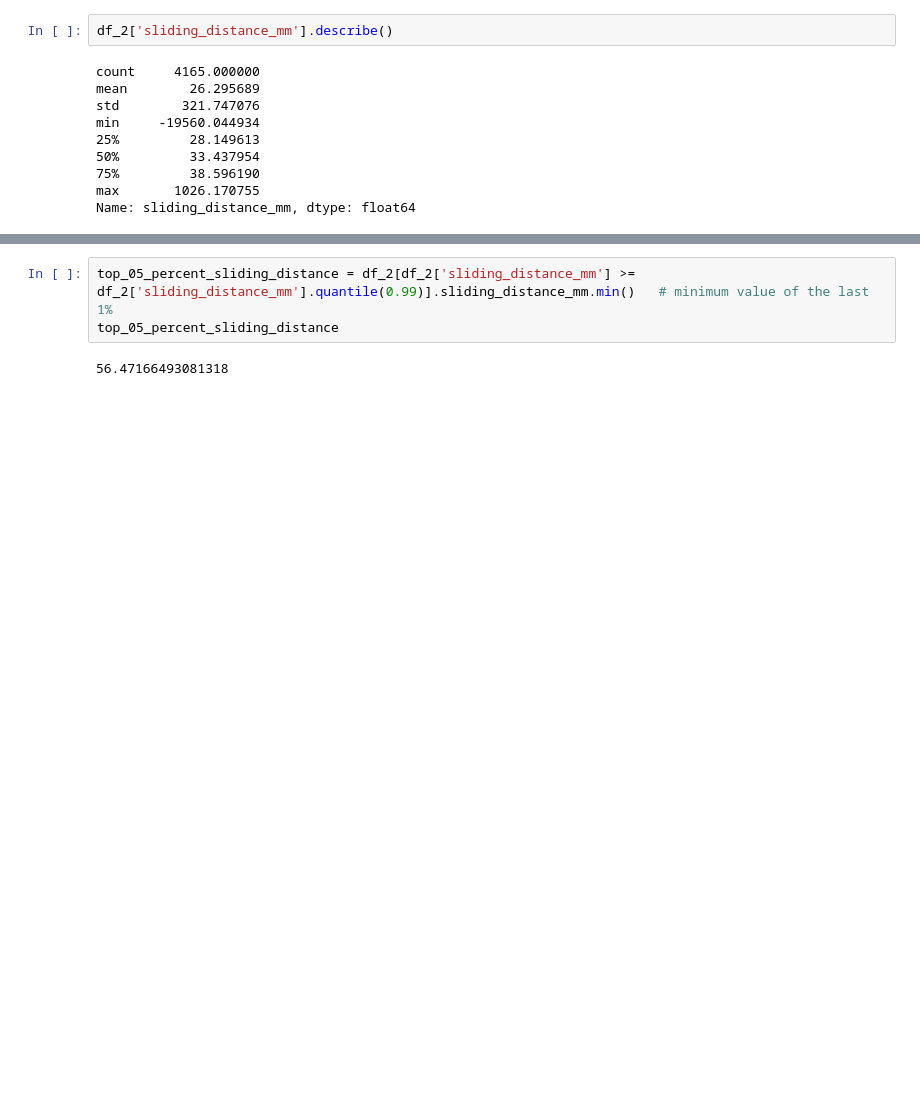
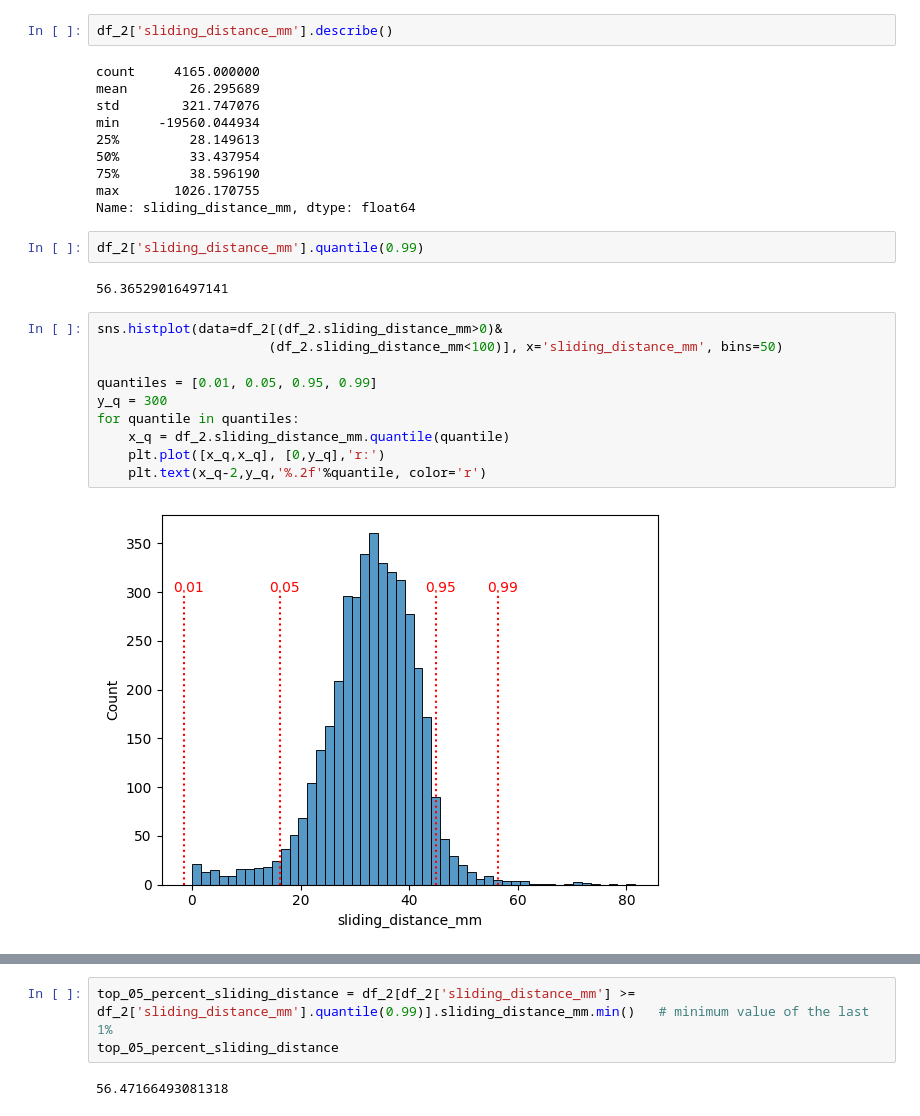
Before and after one commit to neuro-team-femto/revtact, a Jupyter notebook: analysis/analysis_beha_topo.ipynb, the cells around one changed output, grey strips where cells are left out. Drawn from its saved outputs; the diff is of its cells as text; blank space fills up the shorter version.

```diff
--- a/analysis/analysis_beha_topo.ipynb
+++ b/analysis/analysis_beha_topo.ipynb
@@ -544,3 +666,19 @@ min     -19560.044934
 75%         38.596190
 max       1026.170755
 Name: sliding_distance_mm, dtype: float64
+# %%
+df_2['sliding_distance_mm'].quantile(0.99)
+# %% [output]
+56.36529016497141
+# %%
+sns.histplot(data=df_2[(df_2.sliding_distance_mm>0)&
+                      (df_2.sliding_distance_mm<100)], x='sliding_distance_mm', bins=50)
+
+quantiles = [0.01, 0.05, 0.95, 0.99]
+y_q = 300
+for quantile in quantiles:
+    x_q = df_2.sliding_distance_mm.quantile(quantile)
+    plt.plot([x_q,x_q], [0,y_q],'r:')
+    plt.text(x_q-2,y_q,'%.2f'%quantile, color='r')
+# %% [output]
+[figure, added]
```
Also changed, not shown: parts of 29 cells of this notebook.
